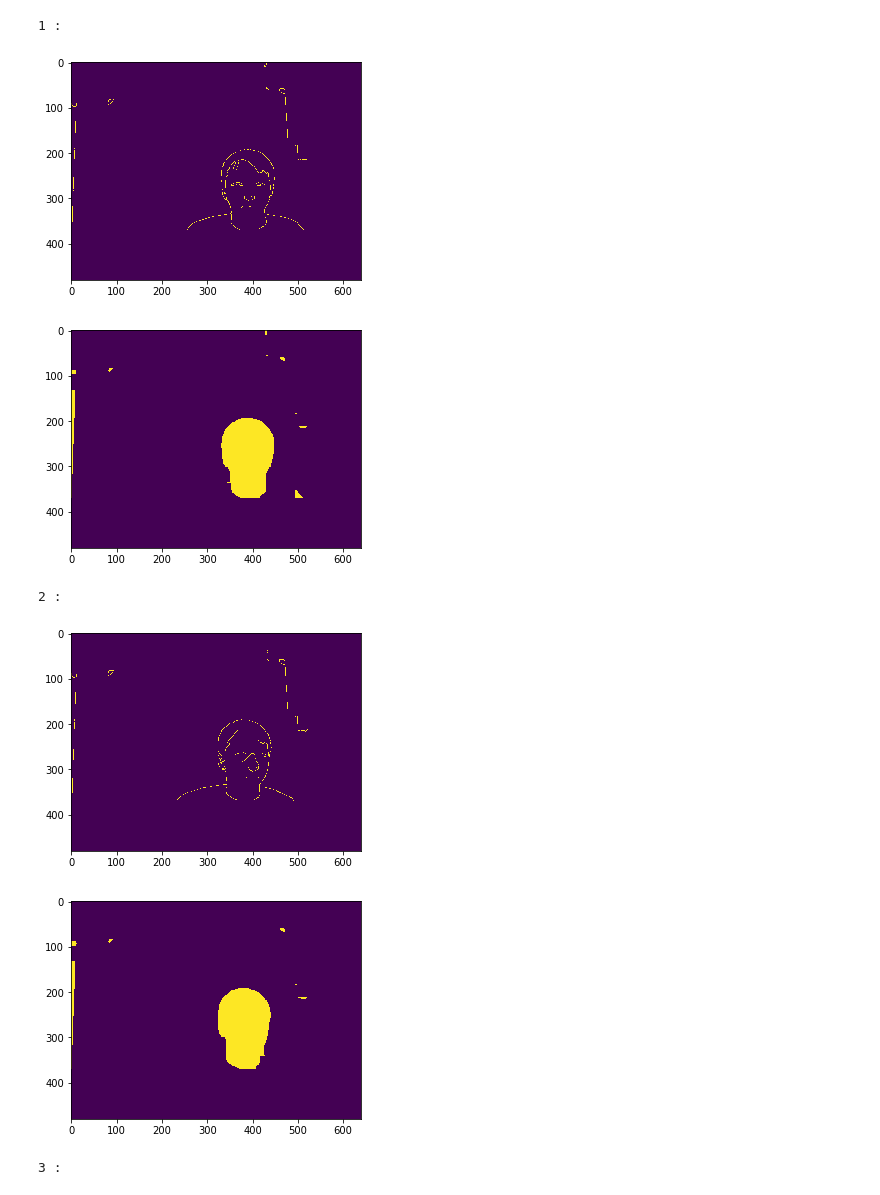
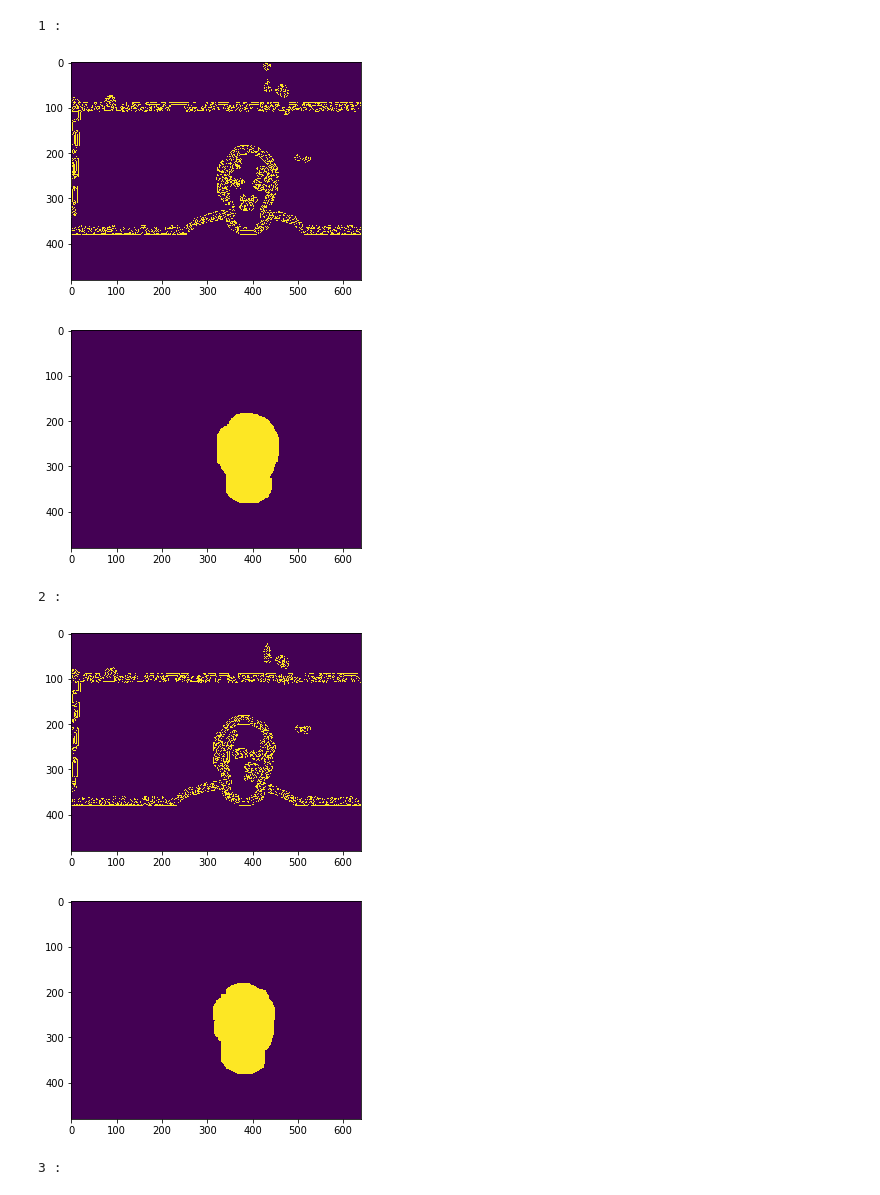
Before and after one commit to yichao-l/head_reconstruct, a Jupyter notebook: yichao-test.ipynb, the cells around one changed output. Saved outputs shown, nothing was run; the diff lists cells and outputs as text; code cells hidden in the pictures.

```diff
--- a/yichao-test.ipynb
+++ b/yichao-test.ipynb
@@ -15,45 +15,42 @@ np.set_printoptions(threshold=sys.maxsize)
 [interactive output not drawn]
 [interactive output not drawn]
 # %%
+# test edge_based_filter
 for i in range(1,15):
     print(i,":")
-# construct the argument parse and parse the arguments
-#     ap = argparse.ArgumentParser()
-#     ap.add_argument("-i", "--images", required=True,help="path to input dataset of images")
-#     args = vars(ap.parse_args())
-    # loop over the images
+    image = cv2.imread('./head_2d_image/full_1_{}.png'.format(i))
+    image[370:,:]=0
+    blurred = cv2.GaussianBlur(image, (3,3), 0)
+    blurred[:100,:]=0
+    blurred[380:,:]=0
 
-    # load the image, convert it to grayscale, and blur it slightly
-    image = cv2.imread('./head_2d_image/full_1_{}.png'.format(i))
-#     gray = cv2.cvtColor(image, cv2.COLOR_BGR2GRAY)
-#     blurred = cv2.GaussianBlur(image, (3,3), 0)
-    # apply Canny edge detection using a wide threshold, tight
-    # threshold, and automatically determined threshold
-#     blurred[:100,:]=0
+    edge = cv2.Canny(blurred,100,250)
 
-    image[370:,:]=0
+    for i in range (10):
+        _, contours, hierarchy = cv2.findContours(edge,cv2.RETR_TREE,cv2.CHAIN_APPROX_NONE)
+        image_another = image.copy()
+        cv2.drawContours(image_another, contours, -1, (255,0,0), 0)
+        edge = cv2.Canny(image_another,200,250)
 
-    tight = cv2.Canny(image, 100, 250)
+    plt.imshow(edge);plt.show()
+    edge[:,480:]=0
+    edge[:,:260]=0
+    kernel = np.ones((3,3))
+    dilation = cv2.dilate(edge,kernel,iterations =1)
 
-#     blurred[101]=0
-#     plt.imshow(wide);plt.show()
-    plt.imshow(tight);plt.show()
-#     plt.imshow(auto);plt.show()
-    kernel = np.ones((3,3))
-    dilation = cv2.dilate(tight,kernel,iterations =9)
-#     dilation[479,:] = 255
     im_floodfill = binary_fill_holes(dilation)
     im_floodfill = im_floodfill*1
     im_floodfill = np.uint8(im_floodfill)
 
 
-    erode = cv2.erode(im_floodfill,kernel,iterations=10)
-    plt.imshow(erode);plt.show()
+    erode = cv2.erode(im_floodfill,kernel,iterations=12)
+    dilation = cv2.dilate(erode,kernel,iterations =12)
+    plt.imshow(dilation);plt.show()
 # %% [output]
 1 :
-[figure, old version]
+[figure, new version]
-[figure, old version]
+[figure, new version]
 2 :
-[figure, old version]
+[figure, new version]
-[figure, old version]
+[figure, new version]
 3 :
```
Also changed, not shown: parts of 8 cells of this notebook, 6 other files.
